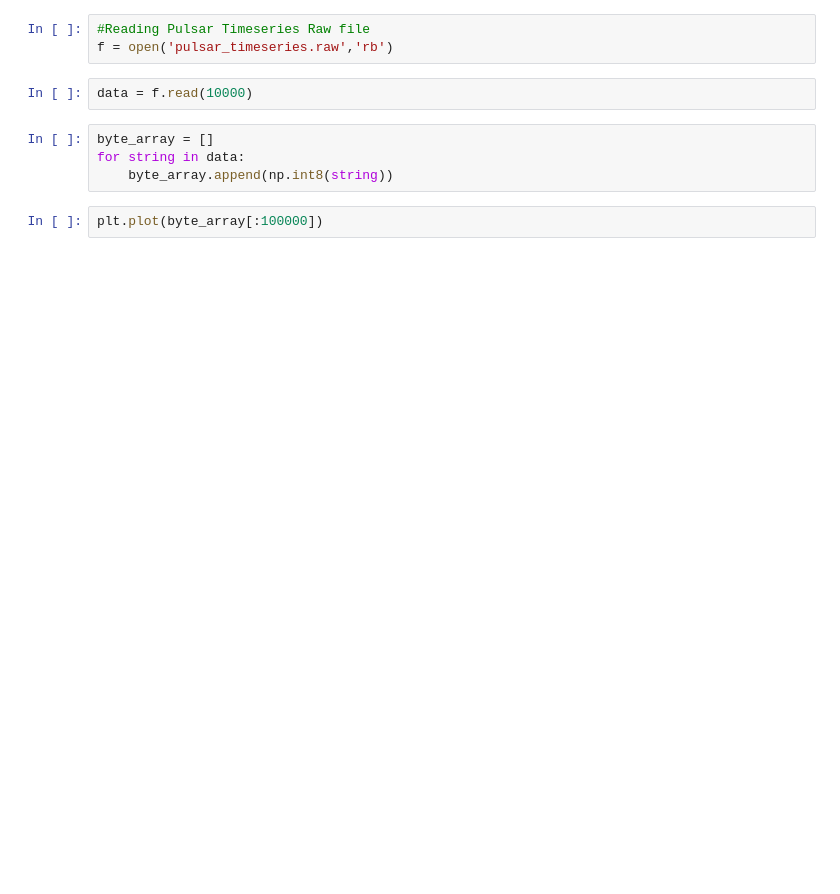
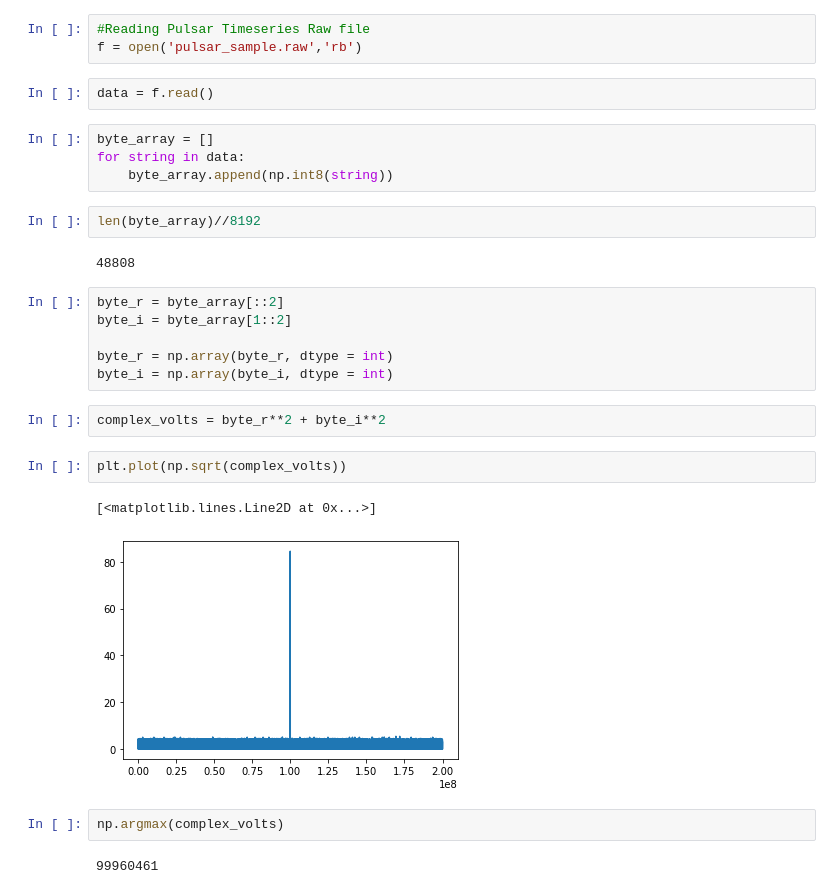
Before and after one commit to RaghavGirgaonkar/gsb-ifft-pipeline, a Jupyter notebook: Simulate_pulsar_timeseries.ipynb, the cells around one changed output. Cells and saved outputs as stored; diff of their text form; blank space fills up the shorter version.

```diff
--- a/Simulate_pulsar_timeseries.ipynb
+++ b/Simulate_pulsar_timeseries.ipynb
@@ -86,11 +104,30 @@ h.close()
 # %%
 #Reading Pulsar Timeseries Raw file
-f = open('pulsar_timeseries.raw','rb')
+f = open('pulsar_sample.raw','rb')
 # %%
-data = f.read(10000)
+data = f.read()
 # %%
 byte_array = []
 for string in data:
     byte_array.append(np.int8(string))
+# %%
+len(byte_array)//8192
+# %% [output]
+48808
+# %%
+byte_r = byte_array[::2]
+byte_i = byte_array[1::2]
+
+byte_r = np.array(byte_r, dtype = int)
+byte_i = np.array(byte_i, dtype = int)
+# %%
+complex_volts = byte_r**2 + byte_i**2
 # %%
-plt.plot(byte_array[:100000])
+plt.plot(np.sqrt(complex_volts))
+# %% [output]
+[<matplotlib.lines.Line2D at 0x...>]
+[figure, added]
+# %%
+np.argmax(complex_volts)
+# %% [output]
+99960461
```
Also changed, not shown: parts of 24 cells of this notebook.
